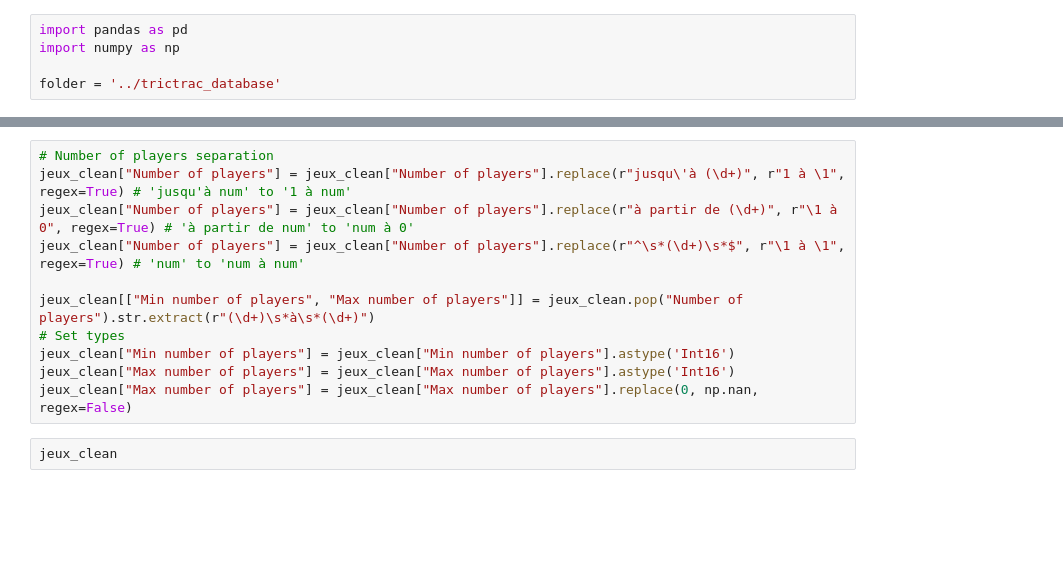
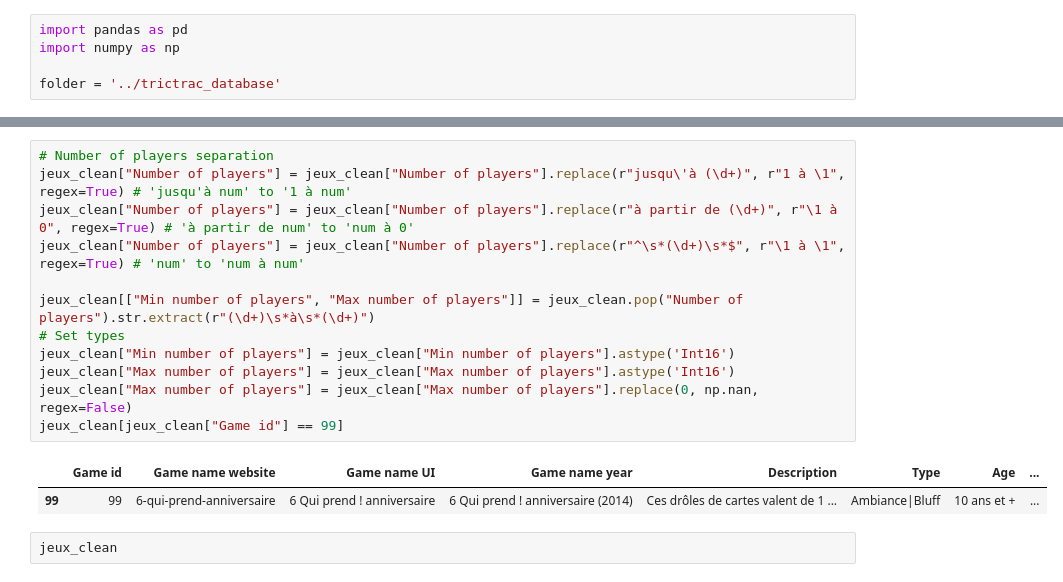
Before and after one commit to Franciline/Recommendation_system, a Jupyter notebook: data_cleaning_analysis/jeux_cleaning.ipynb, the cells around one changed output, grey strips where cells are left out. Saved outputs shown, nothing was run; the diff lists cells and outputs as text; blank space fills up the shorter version.

```diff
--- a/data_cleaning_analysis/jeux_cleaning.ipynb
+++ b/data_cleaning_analysis/jeux_cleaning.ipynb
@@ -32,14 +23,18 @@ jeux_clean
 # %%
 # Number of players separation
 jeux_clean["Number of players"] = jeux_clean["Number of players"].replace(r"jusqu\'à (\d+)", r"1 à \1", regex=True) # 'jusqu'à num' to '1 à num'
 jeux_clean["Number of players"] = jeux_clean["Number of players"].replace(r"à partir de (\d+)", r"\1 à 0", regex=True) # 'à partir de num' to 'num à 0'
 jeux_clean["Number of players"] = jeux_clean["Number of players"].replace(r"^\s*(\d+)\s*$", r"\1 à \1", regex=True) # 'num' to 'num à num'
 
 jeux_clean[["Min number of players", "Max number of players"]] = jeux_clean.pop("Number of players").str.extract(r"(\d+)\s*à\s*(\d+)")
 # Set types
 jeux_clean["Min number of players"] = jeux_clean["Min number of players"].astype('Int16')
 jeux_clean["Max number of players"] = jeux_clean["Max number of players"].astype('Int16')
 jeux_clean["Max number of players"] = jeux_clean["Max number of players"].replace(0, np.nan,  regex=False)
+jeux_clean[jeux_clean["Game id"] == 99]
+# %% [output]
+|  | Game id | Game name website | Game name UI | Game name year | Description | Type | Age | ... |
+| 99 | 99 | 6-qui-prend-anniversaire | 6 Qui prend ! anniversaire | 6 Qui prend ! anniversaire (2014) | Ces drôles de cartes valent de 1 ... | Ambiance|Bluff | 10 ans et + | ... |
 # %%
 jeux_clean
 # %% [output]
```
Also changed, not shown: parts of 13 cells of this notebook, 2 other files.
